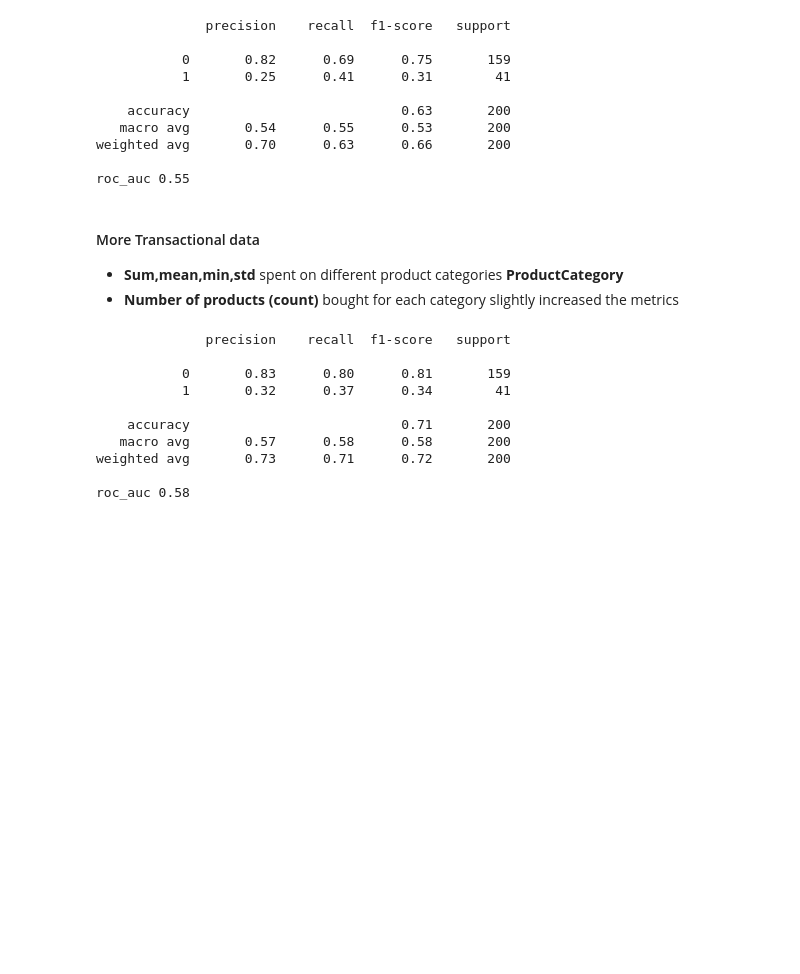
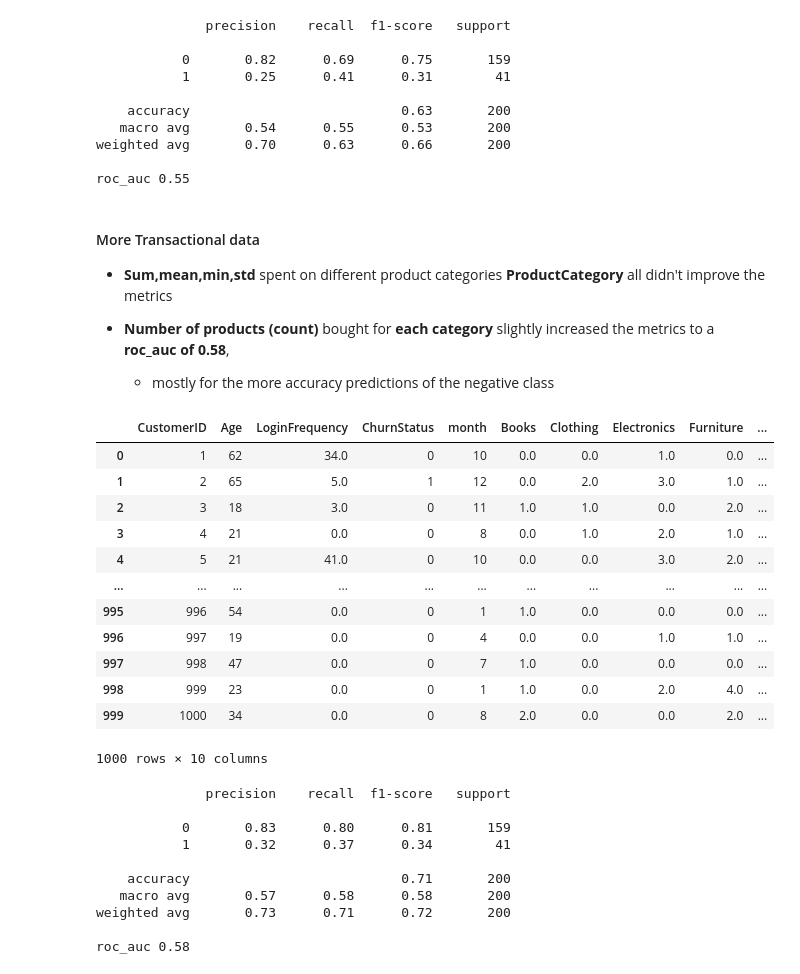
Before and after one commit to shtrausslearning/shtrausslearning.github.io, a Jupyter notebook: docs/notebooks/projects/lloyds_ds/task2_nb.ipynb, the cells around one changed output. Drawn from its saved outputs; the diff is of its cells as text; code cells hidden in the pictures; blank space fills up the shorter version.

```diff
--- a/docs/notebooks/projects/lloyds_ds/task2_nb.ipynb
+++ b/docs/notebooks/projects/lloyds_ds/task2_nb.ipynb
@@ -771,8 +366,11 @@ roc_auc 0.55
 # %% [markdown]
 #### More Transactional data
 
-- **Sum,mean,min,std** spent on different product categories **ProductCategory**
-- **Number of products (count)** bought for each category slightly increased the metrics
+- **Sum,mean,min,std** spent on different product categories **ProductCategory** all didn't improve the metrics
+
+- **Number of products (count)** bought for **each category** slightly increased the metrics to a **roc_auc of 0.58**,
+
+    - mostly for the more accuracy predictions of the negative class
 # %%
 # tr_counts = transaction_data.groupby(['CustomerID','ProductCategory']).agg(purchase_counts=('AmountSpent','sum')).reset_index()
 # tr_counts = transaction_data.groupby(['CustomerID','ProductCategory']).agg(purchase_counts=('AmountSpent','mean')).reset_index()
@@ -785,6 +383,21 @@ tr_counts_pivot = tr_counts_pivot[['CustomerID','Books','Clothing','Electronics'
 # %%
 customID4 = customID3.merge(tr_counts_pivot,left_on='CustomerID',right_on='CustomerID',how='left')
 customID4 = customID4.fillna(0.0)
+customID4
+# %% [output]
+|  | CustomerID | Age | LoginFrequency | ChurnStatus | month | Books | Clothing | Electronics | Furniture | ... |
+| 0 | 1 | 62 | 34.0 | 0 | 10 | 0.0 | 0.0 | 1.0 | 0.0 | ... |
+| 1 | 2 | 65 | 5.0 | 1 | 12 | 0.0 | 2.0 | 3.0 | 1.0 | ... |
+| 2 | 3 | 18 | 3.0 | 0 | 11 | 1.0 | 1.0 | 0.0 | 2.0 | ... |
+| 3 | 4 | 21 | 0.0 | 0 | 8 | 0.0 | 1.0 | 2.0 | 1.0 | ... |
+| 4 | 5 | 21 | 41.0 | 0 | 10 | 0.0 | 0.0 | 3.0 | 2.0 | ... |
+| ... | ... | ... | ... | ... | ... | ... | ... | ... | ... | ... |
+| 995 | 996 | 54 | 0.0 | 0 | 1 | 1.0 | 0.0 | 0.0 | 0.0 | ... |
+| 996 | 997 | 19 | 0.0 | 0 | 4 | 0.0 | 0.0 | 1.0 | 1.0 | ... |
+| 997 | 998 | 47 | 0.0 | 0 | 7 | 1.0 | 0.0 | 0.0 | 0.0 | ... |
+| 998 | 999 | 23 | 0.0 | 0 | 1 | 1.0 | 0.0 | 2.0 | 4.0 | ... |
+| 999 | 1000 | 34 | 0.0 | 0 | 8 | 2.0 | 0.0 | 0.0 | 2.0 | ... |
+1000 rows × 10 columns
 # %%
 get_metrics(customID4)
 # %% [output]
```
Also changed, not shown: parts of 50 cells of this notebook.
